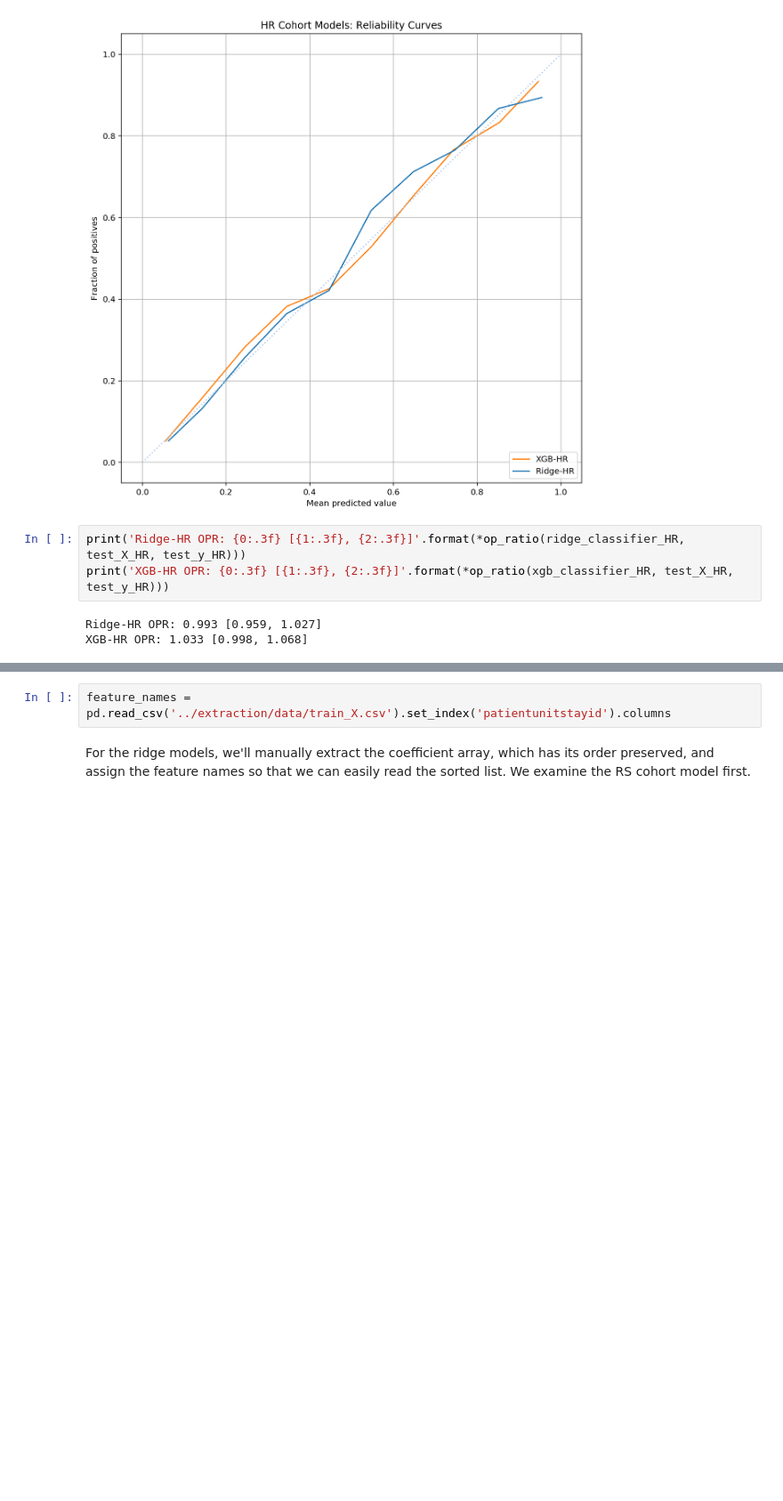
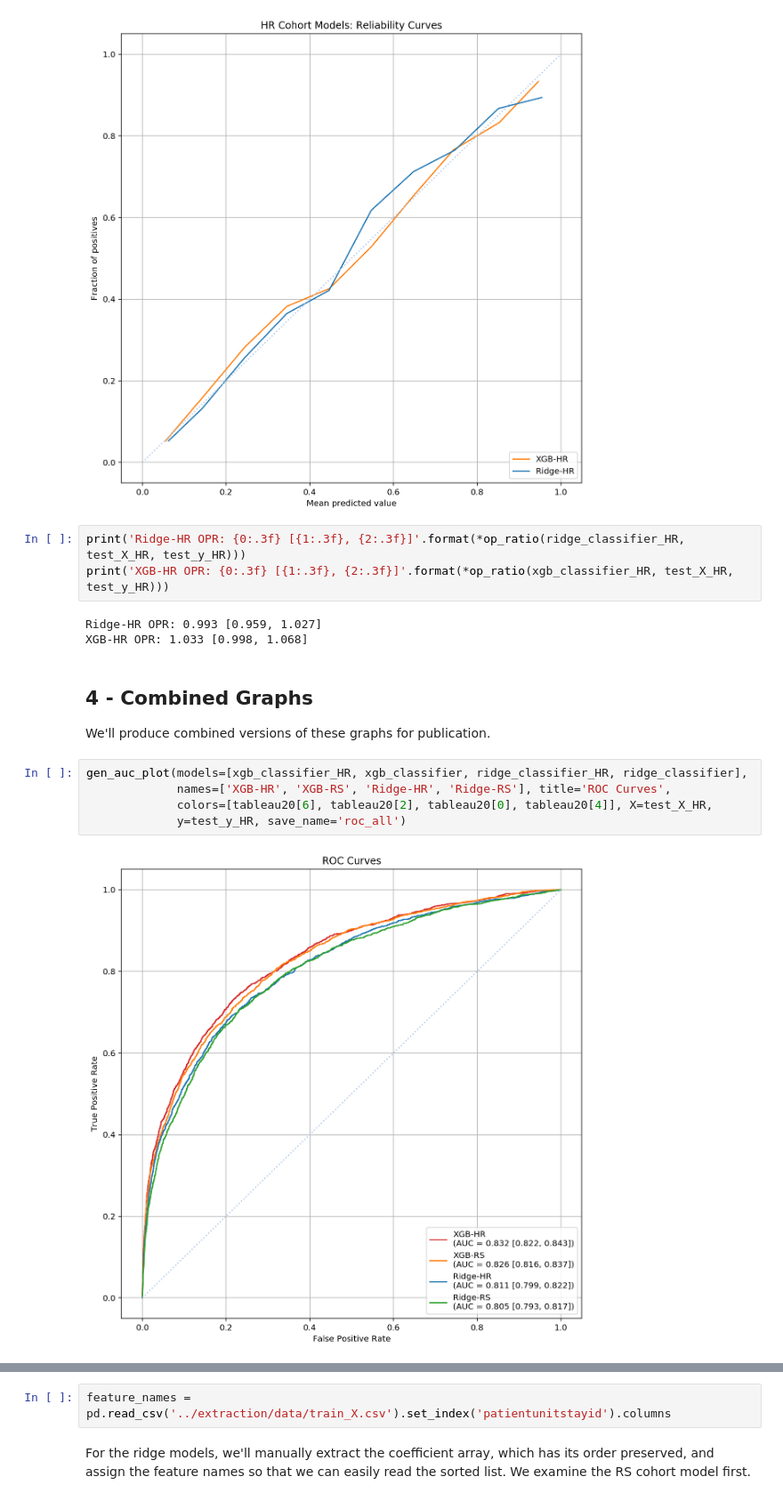
Before and after one commit to cosgriffc/calibrating-severity, a Jupyter notebook: modeling/model_analysis.ipynb, the cells around one changed output, grey strips where cells are left out. Shown at 89% size. Cells and saved outputs as stored; diff of their text form; blank space fills up the shorter version.

Commit message:
added combined plots and fixed feature analysis

```diff
--- a/modeling/model_analysis.ipynb
+++ b/modeling/model_analysis.ipynb
@@ -182,3 +183,14 @@ print('XGB-HR OPR: {0:.3f} [{1:.3f}, {2:.3f}]'.format(*op_ratio(xgb_classifier_H
 # %% [output]
 Ridge-HR OPR: 0.993 [0.959, 1.027]
 XGB-HR OPR: 1.033 [0.998, 1.068]
+# %% [markdown]
+## 4 - Combined Graphs
+
+We'll produce combined versions of these graphs for publication.
+# %%
+gen_auc_plot(models=[xgb_classifier_HR, xgb_classifier, ridge_classifier_HR, ridge_classifier],
+             names=['XGB-HR', 'XGB-RS', 'Ridge-HR', 'Ridge-RS'], title='ROC Curves',
+             colors=[tableau20[6], tableau20[2], tableau20[0], tableau20[4]], X=test_X_HR,
+             y=test_y_HR, save_name='roc_all')
+# %% [output]
+[figure, added]
```
Also changed, not shown: parts of 4 cells of this notebook.
